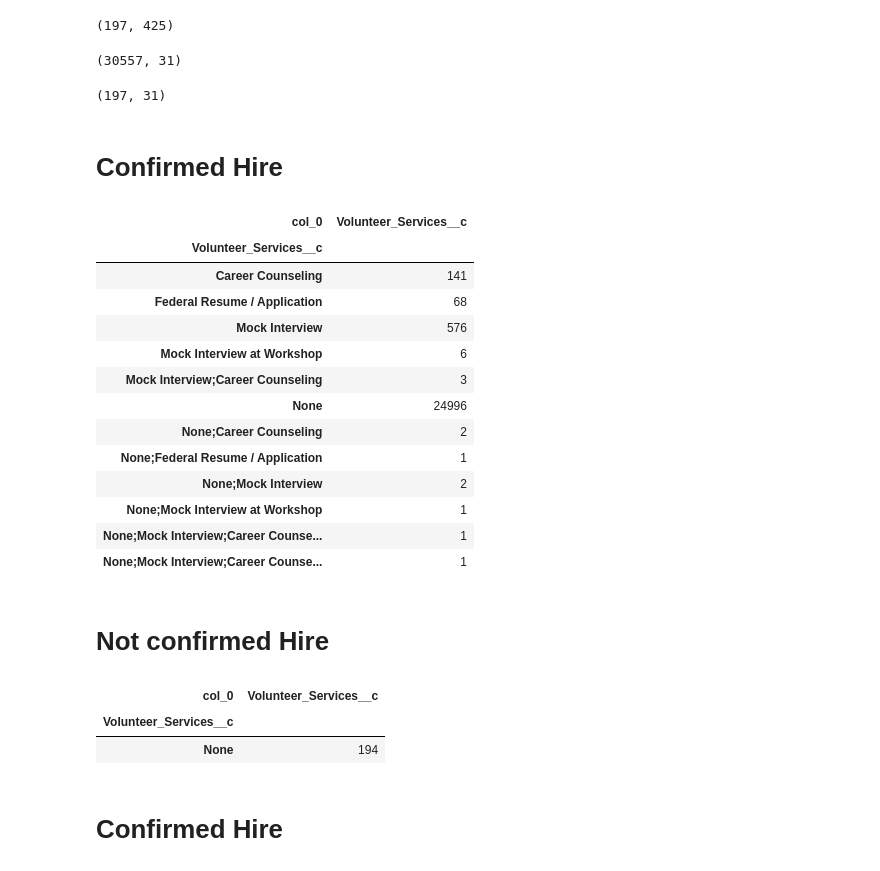
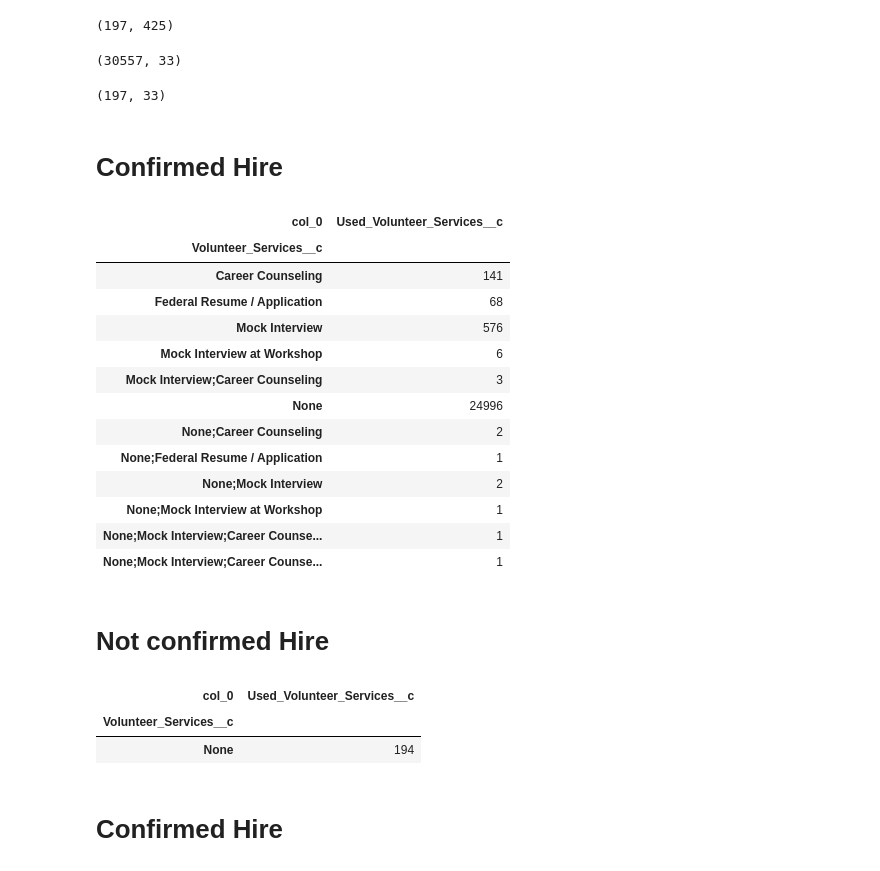
Before and after one commit to iAlhasan/DSP-Project, a Jupyter notebook: HireHero_Action_Analysis.ipynb, the cells around one changed output. Cells and saved outputs as stored; diff of their text form; code cells hidden in the pictures.

```diff
--- a/HireHero_Action_Analysis.ipynb
+++ b/HireHero_Action_Analysis.ipynb
@@ -57,7 +55,7 @@ not_confirmed_hire.shape
 # %% [output]
 (197, 425)
 # %%
-action_list=["Purple_Heart_Recipient__c","Active_Color__c","Assessment_Completed_By__c","Resume_Completed_By__c","Dat_Initial_Assessment_was_Completed__c","Online_Training_Participant_Date__c","Virtual_Workshop_Participant__c","On_Job_Board__c","Federal_Hire__c_x","Created_LinkedIn_account__c",
+action_list=["Used_Federal_Services__c","Used_Volunteer_Services__c","Purple_Heart_Recipient__c","Active_Color__c","Assessment_Completed_By__c","Resume_Completed_By__c","Dat_Initial_Assessment_was_Completed__c","Online_Training_Participant_Date__c","Virtual_Workshop_Participant__c","On_Job_Board__c","Federal_Hire__c_x","Created_LinkedIn_account__c",
              "Hired_with_EO_assistance__c","Updated_Resume_Complete__c","HHUSA_Workshop_Participant__c","O2O_Initial_Assessment_Complete__c","MyTrak_1_on_1_Career_Coaching_Request__c","MyTrak_Be_a_Desirable_Candidate_Complete__c",
            "MyTrak_Essentials_Complete__c","MyTrak_Federal_Resume_Review__c","MyTrak_Is_MyTrak_Registrant__c","MyTrak_Mock_Interview_Request__c","MyTrak_Prepare_for_interview_Complete__c","Is_the_Initial_Intake_Assessment_done__c",
             "Revised_Resume_Used_to_Apply_for_Job__c_x","Permission_to_use_job_board_granted__c","Resume_Tailoring_Tips__c","Finalized_HHUSA_revised_resume_on_file__c","Hire_Heroes_USA_Confirmed_Hire__c","VCF_Participant__c","Volunteer_Services__c","Interview_Skills__c","Value_Proposition__c"]
@@ -66,19 +64,19 @@ confirmed_hire=confirmed_hire[action_list]
 # %%
 confirmed_hire.shape
 # %% [output]
-(30557, 31)
+(30557, 33)
 # %%
 not_confirmed_hire=not_confirmed_hire[action_list]
 # %%
 not_confirmed_hire.shape
 # %% [output]
-(197, 31)
+(197, 33)
 # %% [markdown]
 # Confirmed Hire
 # %%
-pd.crosstab(confirmed_hire.Volunteer_Services__c, columns=['Volunteer_Services__c'])
+pd.crosstab(confirmed_hire.Volunteer_Services__c, columns=['Used_Volunteer_Services__c'])
 # %% [output]
-| col_0 | Volunteer_Services__c |
+| col_0 | Used_Volunteer_Services__c |
 | Volunteer_Services__c |  |
 | Career Counseling | 141 |
 | Federal Resume / Application | 68 |
@@ -95,9 +93,9 @@ pd.crosstab(confirmed_hire.Volunteer_Services__c, columns=['Volunteer_Services__
 # %% [markdown]
 # Not confirmed Hire
 # %%
-pd.crosstab(not_confirmed_hire.Volunteer_Services__c, columns=['Volunteer_Services__c'])
+pd.crosstab(not_confirmed_hire.Volunteer_Services__c, columns=['Used_Volunteer_Services__c'])
 # %% [output]
-| col_0 | Volunteer_Services__c |
+| col_0 | Used_Volunteer_Services__c |
 | Volunteer_Services__c |  |
 | None | 194 |
 # %% [markdown]
```
Also changed, not shown: parts of 31 cells of this notebook.
